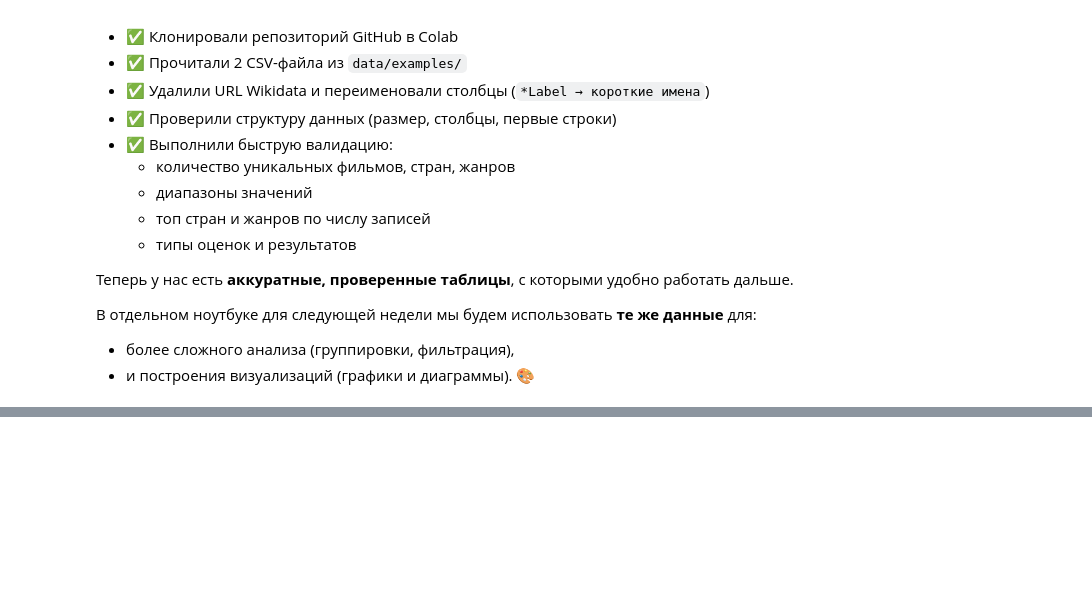
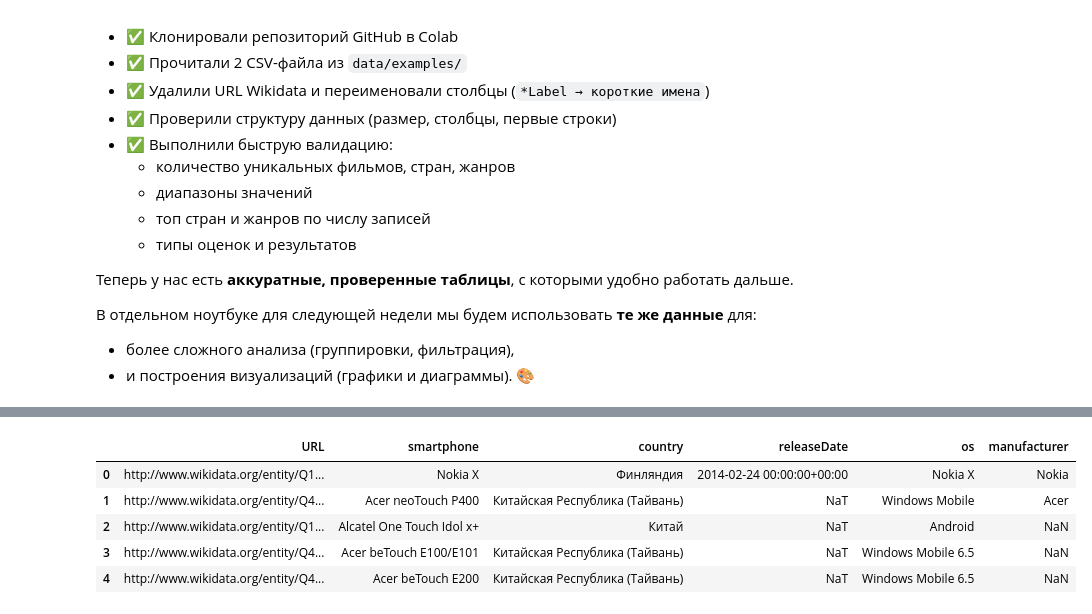
Before and after one commit to valeriachernaya/python-ai-Valeria-Chernaya, a Jupyter notebook: notebooks/viz1_country_os_heatmap.ipynb, the cells around one changed output, grey strips where cells are left out. Drawn from its saved outputs; the diff is of its cells as text; code cells hidden in the pictures; blank space fills up the shorter version.

```diff
--- a/notebooks/viz1_country_os_heatmap.ipynb
+++ b/notebooks/viz1_country_os_heatmap.ipynb
@@ -398,3 +398,94 @@ print("💡 Переменные df_with_date и df_with_manuf готовы к
 В отдельном ноутбуке для следующей недели мы будем использовать **те же данные** для:
 - более сложного анализа (группировки, фильтрация),
 - и построения визуализаций (графики и диаграммы). 🎨
+# %%
+# ===================================================
+# ЯЧЕЙКА 1: Загрузка, очистка и первичный анализ данных
+# ===================================================
+
+# 1. Импорт библиотек
+import pandas as pd
+import numpy as np
+
+# 2. Клонирование репозитория (если вы не в нём)
+# Проверяем, находимся ли мы уже в папке с репозиторием.
+# Если нет, то клонируем.
+import os
+repo_path = "/content/python-ai-Valeria-Chernaya"
+if not os.path.exists(repo_path):
+    !git clone https://github.com/valeriachernaya/python-ai-Valeria-Chernaya.git
+    os.chdir(repo_path)
+else:
+    os.chdir(repo_path)
+    print("✅ Репозиторий уже существует, переходим в него.")
+
+# 3. Чтение CSV-файла
+data_path = "data/smartphones.csv"
+try:
+    df_smartphones = pd.read_csv(data_path)
+    print(f"✅ Файл '{data_path}' успешно загружен.")
+except FileNotFoundError:
+    print(f"❌ Файл '{data_path}' не найден. Проверьте путь.")
+    # Выход из ячейки, если файл не найден
+    raise
+
+# 4. Очистка и преобразование данных
+print("\n--- Очистка и преобразование данных ---")
+
+# Проверяем, нужно ли переименовывать столбцы (если есть столбцы с суффиксом Label)
+if "smartphoneLabel" in df_smartphones.columns:
+    # Переименовываем: столбец со ссылкой оставляем как URL, у остальных убираем суффикс Label
+    df_smartphones = df_smartphones.rename(columns={
+        "smartphone": "URL",
+        "smartphoneLabel": "smartphone",
+        "countryLabel": "country",
+        "osLabel": "os",
+        "manufacturerLabel": "manufacturer",
+    })
+    print("✅ Столбцы переименованы (добавлен столбец 'URL', убраны суффиксы 'Label').")
+else:
+    print("⏭️ Столбцы уже имеют корректные названия.")
+
+# Преобразуем столбец с датой в формат datetime
+df_smartphones["releaseDate"] = pd.to_datetime(
+    df_smartphones["releaseDate"], errors="coerce"
+)
+print("✅ Столбец 'releaseDate' преобразован в тип datetime (некорректные значения стали NaT).")
+
+# 5. Первичный анализ данных
+print("\n--- Первичный анализ данных ---")
+
+# Размер датасета
+print(f"\n📊 Размер датасета: {df_smartphones.shape[0]} строк, {df_smartphones.shape[1]} столбцов.")
+
+# Список столбцов
+print(f"📋 Список столбцов: {', '.join(df_smartphones.columns)}")
+
+# Первые 5 строк
+print("\n🔍 Первые 5 строк данных:")
+display(df_smartphones.head(5))
+
+# Базовая статистика по дате выпуска
+print("\n📈 Базовая статистика по дате выпуска (releaseDate):")
+print(df_smartphones["releaseDate"].describe())
+
+# Количество уникальных значений в ключевых столбцах
+print("\n📋 Уникальные значения по столбцам:")
+print(f"  • Страны (country): {df_smartphones['country'].nunique()}")
+print(f"  • Операционные системы (os): {df_smartphones['os'].nunique()}")
+print(f"  • Производители (manufacturer): {df_smartphones['manufacturer'].nunique()}")
+
+# Проверка на пропущенные значения
+print("\n⚠️ Пропущенные значения (NaN) в столбцах:")
+print(df_smartphones.isnull().sum())
+
+# Заполненность ключевых полей в процентах
+print("\n📊 Заполненность ключевых полей (в %):")
+for col in ['releaseDate', 'manufacturer', 'country', 'os']:
+    if col in df_smartphones.columns:
+        pct = df_smartphones[col].notna().mean() * 100
+        print(f"  • {col}: {pct:.1f}%")
+
+print("\n✅ Первичная загрузка, очистка и анализ данных завершены.")
+print("💡 Данные готовы к дальнейшей работе.")
+# %% [output]
@@ -400,0 +511,6 @@ print("💡 Переменные df_with_date и df_with_manuf готовы к
+|  | URL | smartphone | country | releaseDate | os | manufacturer |
+| 0 | http://www.wikidata.org/entity/Q1... | Nokia X | Финляндия | 2014-02-24 00:00:00+00:00 | Nokia X | Nokia |
+| 1 | http://www.wikidata.org/entity/Q4... | Acer neoTouch P400 | Китайская Республика (Тайвань) | NaT | Windows Mobile | Acer |
+| 2 | http://www.wikidata.org/entity/Q1... | Alcatel One Touch Idol x+ | Китай | NaT | Android | NaN |
+| 3 | http://www.wikidata.org/entity/Q4... | Acer beTouch E100/E101 | Китайская Республика (Тайвань) | NaT | Windows Mobile 6.5 | NaN |
+| 4 | http://www.wikidata.org/entity/Q4... | Acer beTouch E200 | Китайская Республика (Тайвань) | NaT | Windows Mobile 6.5 | NaN |
```
Also changed, not shown: parts of 1 cell of this notebook.
